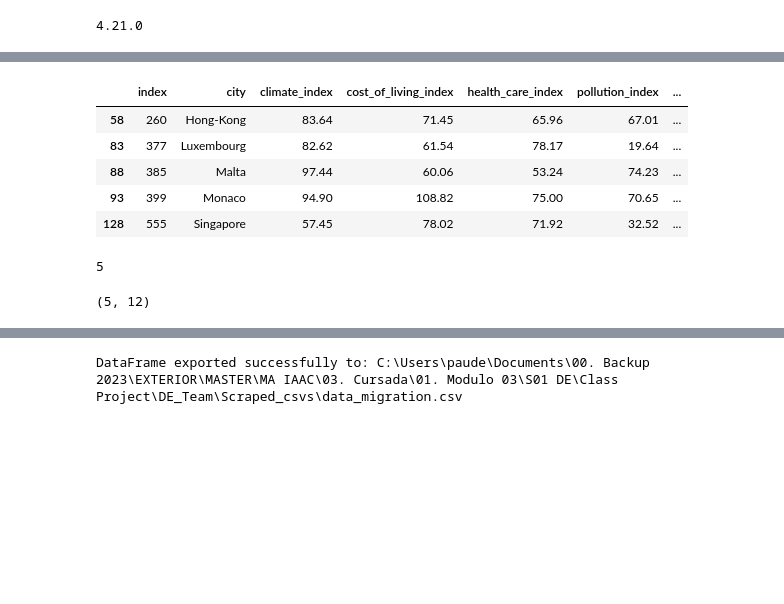
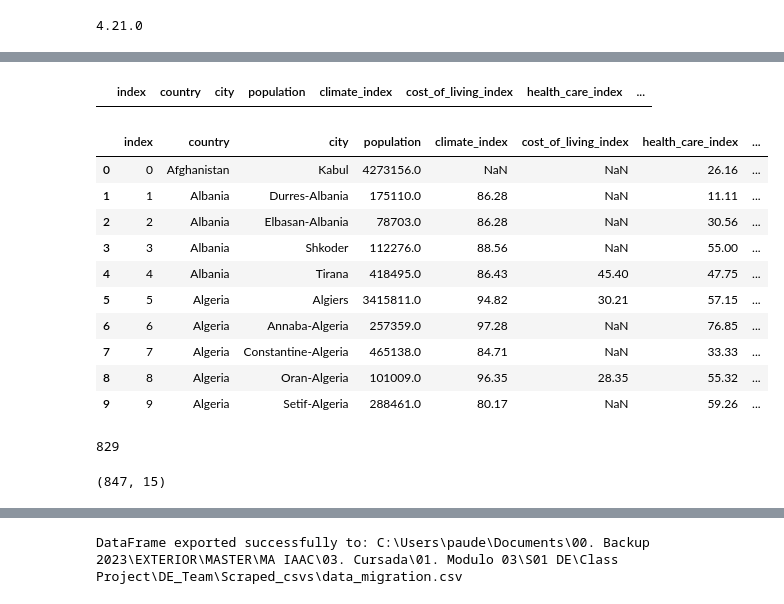
Before and after one commit to ronmaccms/DE_Team, a Jupyter notebook: new_scraping_scripts/scrape_migration.ipynb, the cells around one changed output, grey strips where cells are left out. Cells and saved outputs as stored; diff of their text form; code cells hidden in the pictures; blank space fills up the shorter version.

```diff
--- a/new_scraping_scripts/scrape_migration.ipynb
+++ b/new_scraping_scripts/scrape_migration.ipynb
@@ -15,8 +15,8 @@ print(selenium.__version__)
 # %%
 # Read data from excel
 # Read the Excel file
-file_path = '../migration_dbf.xlsx'  # Replace with your file path
-sheet_name = 'scrape'  # Replace with your sheet name
+file_path = 'Book2.xlsx'  # Replace with your file path
+sheet_name = 'scraping'  # Replace with your sheet name
 column_name_city = 'city_scrape'  # Replace with your column name
 column_name_country = 'country_scrape'  # Replace with your column name
 
@@ -26,10 +26,15 @@ df = pd.read_excel(file_path, sheet_name=sheet_name)
 # Convert the column to a list
 city_list = df[column_name_city].tolist()
 country_list = df[column_name_country].tolist()
+population = df['Population'].tolist()
 
 # final list
 city_names = []
 city_names_bis = []
+country_names = []
+population_list = []
 for idx,city in enumerate(city_list):
     city_names.append(city_list[idx])
     city_names_bis.append(str(city_list[idx])+'-'+str(country_list[idx]))
+    country_names.append(country_list[idx])
+    population_list.append(population[idx])
@@ -59,7 +70,9 @@ url_base = 'https://www.numbeo.com/quality-of-life/in/'
 # Initialize an empty DataFrame
 df_capital_all = pd.DataFrame(columns=[
     'index',
+    'country',
     'city',
+    'population',
     'climate_index',
     'cost_of_living_index',
     'health_care_index',
@@ -128,7 +121,9 @@ for idx,city in enumerate(city_names):
 
         # Clean data
         df_capital['Index'] = idx
+        df_capital['Country'] = country_names[idx]
         df_capital['City'] = city_names[idx]
+        df_capital['Population'] =population_list[idx]
         df_capital.drop(columns=['kpi_hml'], inplace=True)
         df_capital['kpi_value'] = pd.to_numeric(df_capital['kpi_value'], errors='coerce')
         # df_capital = df_capital[~df_capital['kpi_name'].isna()].copy()
@@ -136,7 +131,7 @@ for idx,city in enumerate(city_names):
 
 
         # Transpose df
-        df_capital_t = df_capital.pivot_table(index=['Index','City'], columns='kpi_name', values='kpi_value', dropna=False)
+        df_capital_t = df_capital.pivot_table(index=['Index','Country','City','Population'], columns='kpi_name', values='kpi_value', dropna=False)
         df_capital_t.reset_index(inplace=True)
         df_capital_t.columns = df_capital_all.columns
 
@@ -178,7 +173,9 @@ for idx,city in enumerate(city_names):
 
             # Clean data
             df_capital['Index'] = idx
+            df_capital['Country'] = country_names[idx]
             df_capital['City'] = city_names_bis[idx]
+            df_capital['Population'] =population_list[idx]
             df_capital.drop(columns=['kpi_hml'], inplace=True)
             df_capital['kpi_value'] = pd.to_numeric(df_capital['kpi_value'], errors='coerce')
             # df_capital = df_capital[~df_capital['kpi_name'].isna()].copy()
@@ -186,7 +183,7 @@ for idx,city in enumerate(city_names):
 
 
             # Transpose df
-            df_capital_t = df_capital.pivot_table(index=['Index','City'], columns='kpi_name', values='kpi_value', dropna=False)
+            df_capital_t = df_capital.pivot_table(index=['Index','Country','City'], columns='kpi_name', values='kpi_value', dropna=False)
             df_capital_t.reset_index(inplace=True)
             df_capital_t.columns = df_capital_all.columns
 
@@ -199,8 +196,10 @@ for idx,city in enumerate(city_names):
             emtpy_dict = {
             'index':[idx]
             ,'city':[city_names[idx]]
+            ,'country':[country_names[idx]]
+            ,'population':[population_list[idx]]
             ,'climate_index':[pd.NA]
-            , 'cost_of_living_index':[pd.NA]
+            ,'cost_of_living_index':[pd.NA]
             ,'health_care_index':[pd.NA]
             ,'pollution_index':[pd.NA]
             ,'property_price_to_income_ratio':[pd.NA]
@@ -211,40 +210,49 @@ for idx,city in enumerate(city_names):
             }
             df_capital_t = pd.DataFrame.from_dict(emtpy_dict)
             df_capital_all = pd.concat([df_capital_all,df_capital_t], axis=0)
+# %%
+df_capital_all.head(10)
+# %% [output]
+|  | index | country | city | population | climate_index | cost_of_living_index | health_care_index | ... |
 # %%
 # Merge Net Migration from original df
 
 df_capital_all.reset_index(drop=True, inplace=True)
-df_capital_all.drop_duplicates(subset='city', inplace=True)
+# df_capital_all.drop_duplicates(subset='city', inplace=True)
 df_capital_all = df_capital_all.merge(df['city_net_migration'], left_index=True, right_index=True, how='left')
 
 # Drop entries with NAN in all indexes
 index_cols = [
     'climate_index'
     ,'cost_of_living_index'
     ,'health_care_index'
     ,'pollution_index'
     ,'property_price_to_income_ratio'
     ,'purchasing_power_index'
     ,'safety_index'
     ,'traffic_commute_time_index'
     ,'quality_of_life_index'
     ]
 
 df_capital_all = df_capital_all.dropna(subset=index_cols, how='all')
-df_capital_all.head(20)
+df_capital_all.head(10)
 # %% [output]
-|  | index | city | climate_index | cost_of_living_index | health_care_index | pollution_index | ... |
-| 58 | 260 | Hong-Kong | 83.64 | 71.45 | 65.96 | 67.01 | ... |
-| 83 | 377 | Luxembourg | 82.62 | 61.54 | 78.17 | 19.64 | ... |
-| 88 | 385 | Malta | 97.44 | 60.06 | 53.24 | 74.23 | ... |
-| 93 | 399 | Monaco | 94.90 | 108.82 | 75.00 | 70.65 | ... |
-| 128 | 555 | Singapore | 57.45 | 78.02 | 71.92 | 32.52 | ... |
+|  | index | country | city | population | climate_index | cost_of_living_index | health_care_index | ... |
+| 0 | 0 | Afghanistan | Kabul | 4273156.0 | NaN | NaN | 26.16 | ... |
+| 1 | 1 | Albania | Durres-Albania | 175110.0 | 86.28 | NaN | 11.11 | ... |
+| 2 | 2 | Albania | Elbasan-Albania | 78703.0 | 86.28 | NaN | 30.56 | ... |
+| 3 | 3 | Albania | Shkoder | 112276.0 | 88.56 | NaN | 55.00 | ... |
+| 4 | 4 | Albania | Tirana | 418495.0 | 86.43 | 45.40 | 47.75 | ... |
+| 5 | 5 | Algeria | Algiers | 3415811.0 | 94.82 | 30.21 | 57.15 | ... |
+| 6 | 6 | Algeria | Annaba-Algeria | 257359.0 | 97.28 | NaN | 76.85 | ... |
+| 7 | 7 | Algeria | Constantine-Algeria | 465138.0 | 84.71 | NaN | 33.33 | ... |
+| 8 | 8 | Algeria | Oran-Algeria | 101009.0 | 96.35 | 28.35 | 55.32 | ... |
+| 9 | 9 | Algeria | Setif-Algeria | 288461.0 | 80.17 | NaN | 59.26 | ... |
 # %%
 len(df_capital_all['city'].unique())
 # %% [output]
-5
+829
 # %%
 df_capital_all.shape
 # %% [output]
-(5, 12)
+(847, 15)
```
Also changed, not shown: parts of 8 cells of this notebook, 1 other file.
